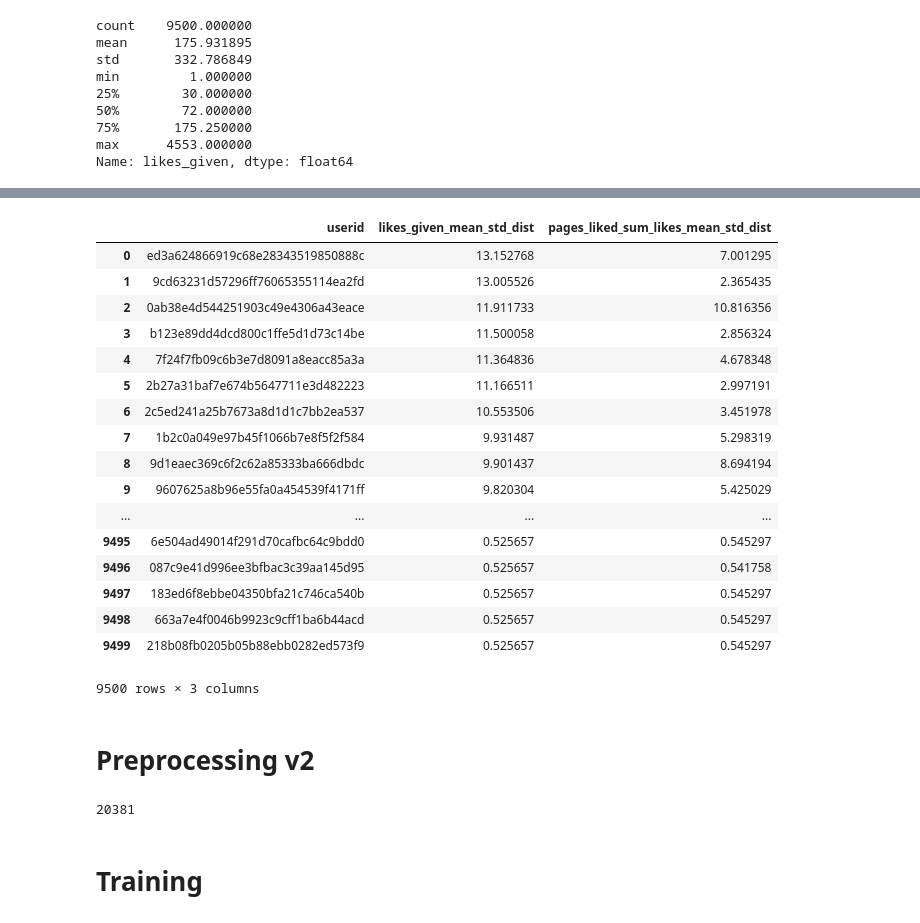
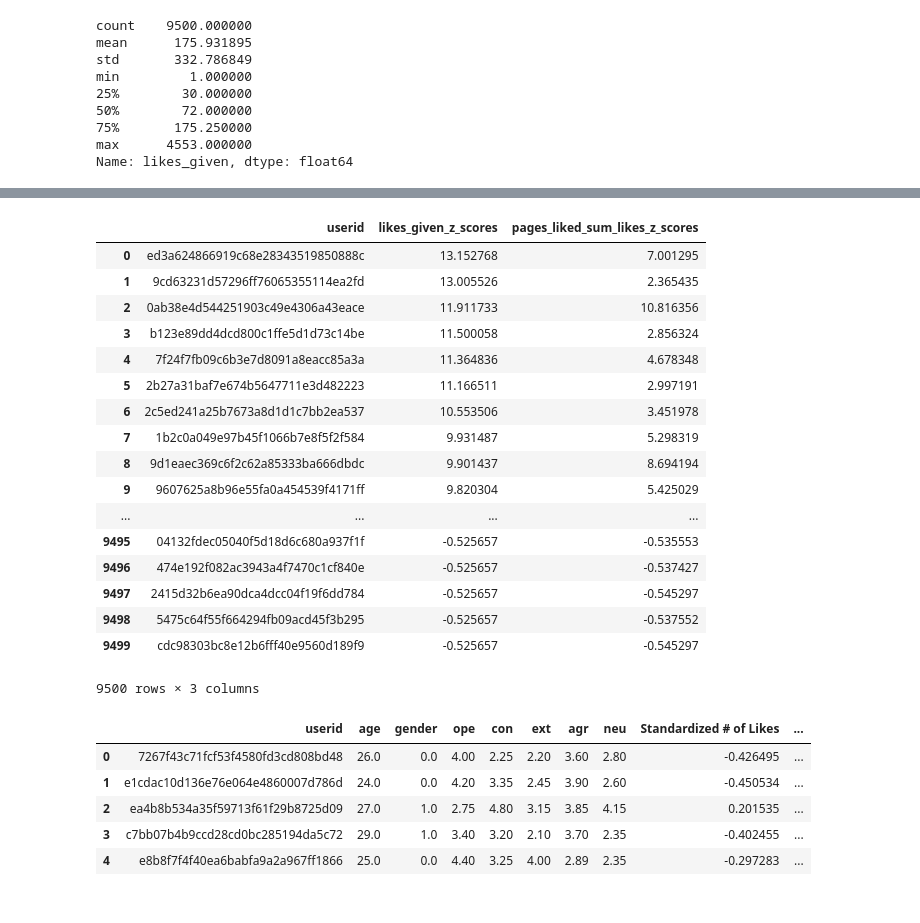
Before and after one commit to k1c/Facebook-User-Predictions, a Jupyter notebook: notebooks/relation_preprocessing_and_training.ipynb, the cells around one changed output, grey strips where cells are left out. Cells and saved outputs as stored; diff of their text form; code cells hidden in the pictures.

```diff
--- a/notebooks/relation_preprocessing_and_training.ipynb
+++ b/notebooks/relation_preprocessing_and_training.ipynb
@@ -92,27 +96,23 @@ preprocessed_training_data
 # %%
 # Let's normalise the fields to relative standard deviations instead:
 preprocessed_training_data_std_distances = pd.DataFrame()
 likes_given = {
     'mean': preprocessed_training_data.mean()['likes_given'],
     'std': preprocessed_training_data.std()['likes_given']
 }
 pages_liked_sum_likes = {
     'mean': preprocessed_training_data.mean()['pages_liked_sum_likes'],
     'std': preprocessed_training_data.std()['pages_liked_sum_likes']
 }
 
-preprocessed_training_data_std_distances = preprocessed_training_data_std_distances.assign(
+preprocessed_training_data_z_scores = preprocessed_training_data_std_distances.assign(
     userid=preprocessed_training_data['userid'],
-    likes_given_mean_std_dist=(
-            preprocessed_training_data['likes_given'] - likes_given['mean']
-        ).abs()/likes_given['std'],
-    pages_liked_sum_likes_mean_std_dist=(
-            preprocessed_training_data['pages_liked_sum_likes'] - pages_liked_sum_likes['mean']
-        ).abs()/pages_liked_sum_likes['std']
+    likes_given_z_scores=(preprocessed_training_data['likes_given'] - likes_given['mean'])/likes_given['std'],
+    pages_liked_sum_likes_z_scores=(preprocessed_training_data['pages_liked_sum_likes'] - pages_liked_sum_likes['mean'])/pages_liked_sum_likes['std']
 )
-preprocessed_training_data_std_distances
+preprocessed_training_data_z_scores
 # %% [output]
-|  | userid | likes_given_mean_std_dist | pages_liked_sum_likes_mean_std_dist |
+|  | userid | likes_given_z_scores | pages_liked_sum_likes_z_scores |
 | 0 | ed3a624866919c68e28343519850888c | 13.152768 | 7.001295 |
 | 1 | 9cd63231d57296ff76065355114ea2fd | 13.005526 | 2.365435 |
 | 2 | 0ab38e4d544251903c49e4306a43eace | 11.911733 | 10.816356 |
@@ -124,11 +124,11 @@ preprocessed_training_data_std_distances
 | 8 | 9d1eaec369c6f2c62a85333ba666dbdc | 9.901437 | 8.694194 |
 | 9 | 9607625a8b96e55fa0a454539f4171ff | 9.820304 | 5.425029 |
 | ... | ... | ... | ... |
-| 9495 | 6e504ad49014f291d70cafbc64c9bdd0 | 0.525657 | 0.545297 |
-| 9496 | 087c9e41d996ee3bfbac3c39aa145d95 | 0.525657 | 0.541758 |
-| 9497 | 183ed6f8ebbe04350bfa21c746ca540b | 0.525657 | 0.545297 |
-| 9498 | 663a7e4f0046b9923c9cff1ba6b44acd | 0.525657 | 0.545297 |
-| 9499 | 218b08fb0205b05b88ebb0282ed573f9 | 0.525657 | 0.545297 |
+| 9495 | 04132fdec05040f5d18d6c680a937f1f | -0.525657 | -0.535553 |
+| 9496 | 474e192f082ac3943a4f7470c1cf840e | -0.525657 | -0.537427 |
+| 9497 | 2415d32b6ea90dca4dcc04f19f6dd784 | -0.525657 | -0.545297 |
+| 9498 | 5475c64f55f664294fb09acd45f3b295 | -0.525657 | -0.537552 |
+| 9499 | cdc98303bc8e12b6fff40e9560d189f9 | -0.525657 | -0.545297 |
 9500 rows × 3 columns
 # %%
 # Saving the v1 preprocessed data for later
@@ -137,13 +136,0 @@ preprocessed_training_data_std_distances
-# %% [markdown]
-# Preprocessing v2
-# %%
-# Another idea of preprocessing is
-like_counts_per_page = relation_df_train['like_id'].value_counts()
-page_to_entry_mapping = {
-    page_id: ...
-    for page_id in like_counts_per_page.keys()
-}
-# %% [output]
-20381
-# %% [markdown]
-# Training
@@ -149,0 +145,9 @@ page_to_entry_mapping = {
+# %%
+merged_dataframe.head()
+# %% [output]
+|  | userid | age | gender | ope | con | ext | agr | neu | Standardized # of Likes | ... |
+| 0 | 7267f43c71fcf53f4580fd3cd808bd48 | 26.0 | 0.0 | 4.00 | 2.25 | 2.20 | 3.60 | 2.80 | -0.426495 | ... |
+| 1 | e1cdac10d136e76e064e4860007d786d | 24.0 | 0.0 | 4.20 | 3.35 | 2.45 | 3.90 | 2.60 | -0.450534 | ... |
+| 2 | ea4b8b534a35f59713f61f29b8725d09 | 27.0 | 1.0 | 2.75 | 4.80 | 3.15 | 3.85 | 4.15 | 0.201535 | ... |
+| 3 | c7bb07b4b9ccd28cd0bc285194da5c72 | 29.0 | 1.0 | 3.40 | 3.20 | 2.10 | 3.70 | 2.35 | -0.402455 | ... |
+| 4 | e8b8f7f4f40ea6babfa9a2a967ff1866 | 25.0 | 0.0 | 4.40 | 3.25 | 4.00 | 2.89 | 2.35 | -0.297283 | ... |
```
Also changed, not shown: parts of 8 cells of this notebook, 9 other files.
